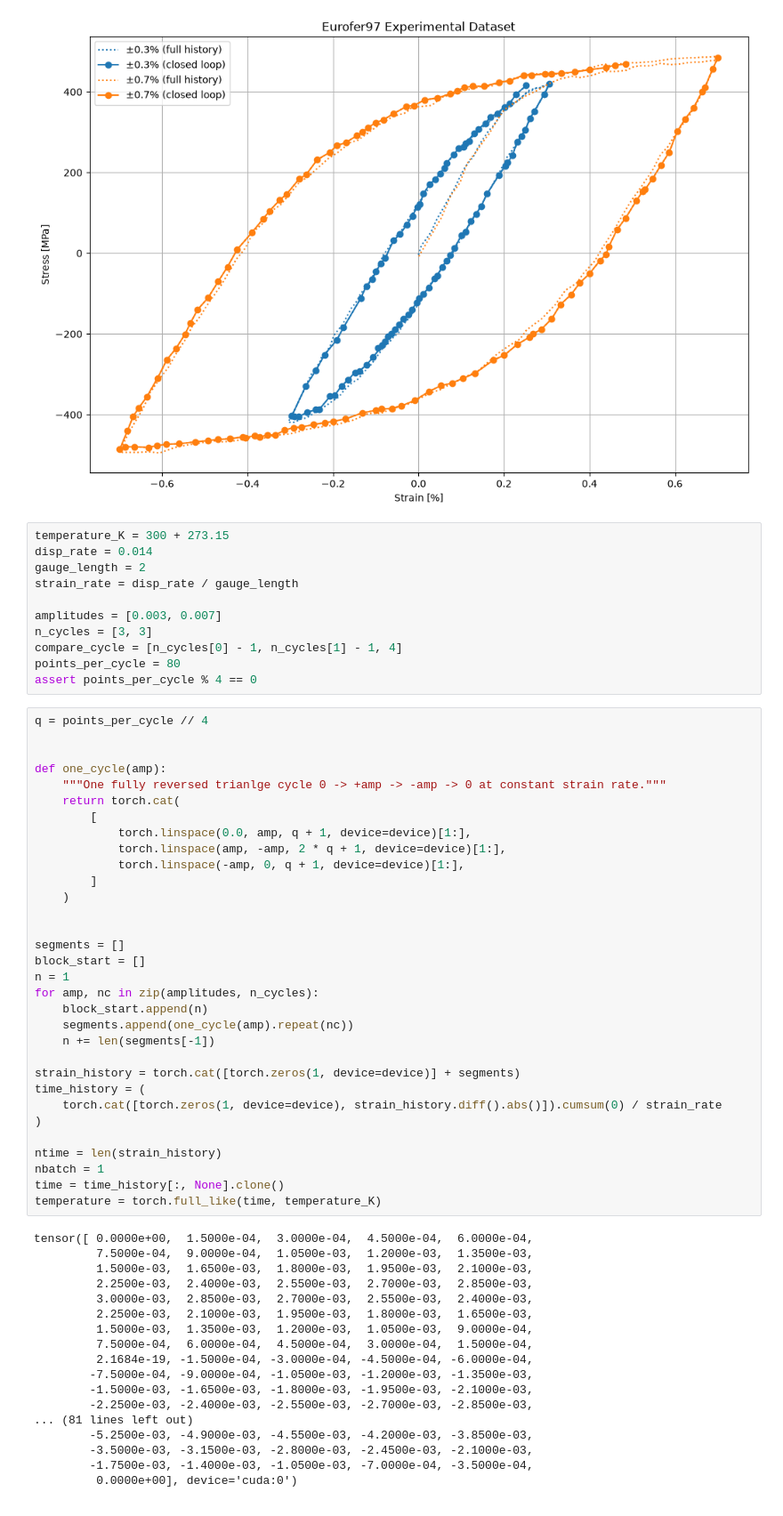
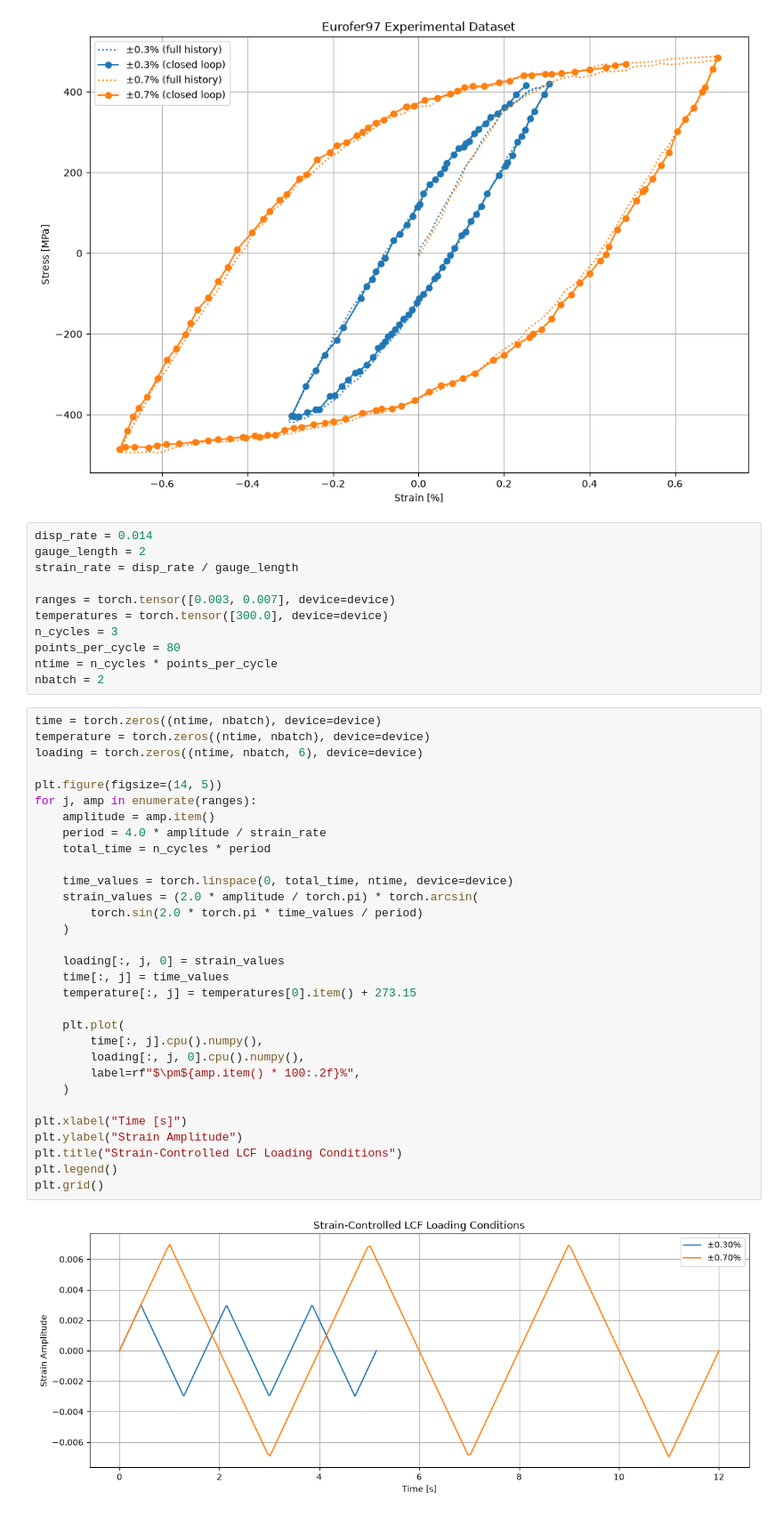
Before and after one commit to ColinMG2/neml2, a Jupyter notebook: cmg_projects/cyclic_optimization/eurofer97_deterministic.ipynb, the cells around one changed output. Shown at 89% size. Drawn from its saved outputs; the diff is of its cells as text.

Commit message:
Edited Eurofer97 LCF approach by making it two separate batches instead of an MST like for tungsten. Needs further editing to get optimization loop running.

```diff
--- a/cmg_projects/cyclic_optimization/eurofer97_deterministic.ipynb
+++ b/cmg_projects/cyclic_optimization/eurofer97_deterministic.ipynb
@@ -223,63 +223,46 @@ plt.grid()
 0.7%: 274 points, loop uses 116 (strain -0.699% to 0.701%)
 [figure]
 # %%
-temperature_K = 300 + 273.15
 disp_rate = 0.014
 gauge_length = 2
 strain_rate = disp_rate / gauge_length
 
-amplitudes = [0.003, 0.007]
-n_cycles = [3, 3]
-compare_cycle = [n_cycles[0] - 1, n_cycles[1] - 1, 4]
+ranges = torch.tensor([0.003, 0.007], device=device)
+temperatures = torch.tensor([300.0], device=device)
+n_cycles = 3
 points_per_cycle = 80
-assert points_per_cycle % 4 == 0
+ntime = n_cycles * points_per_cycle
+nbatch = 2
 # %%
-q = points_per_cycle // 4
+time = torch.zeros((ntime, nbatch), device=device)
+temperature = torch.zeros((ntime, nbatch), device=device)
+loading = torch.zeros((ntime, nbatch, 6), device=device)
 
+plt.figure(figsize=(14, 5))
+for j, amp in enumerate(ranges):
+    amplitude = amp.item()
+    period = 4.0 * amplitude / strain_rate
+    total_time = n_cycles * period
 
-def one_cycle(amp):
-    """One fully reversed trianlge cycle 0 -> +amp -> -amp -> 0 at constant strain rate."""
-    return torch.cat(
-        [
-            torch.linspace(0.0, amp, q + 1, device=device)[1:],
-            torch.linspace(amp, -amp, 2 * q + 1, device=device)[1:],
-            torch.linspace(-amp, 0, q + 1, device=device)[1:],
-        ]
+    time_values = torch.linspace(0, total_time, ntime, device=device)
+    strain_values = (2.0 * amplitude / torch.pi) * torch.arcsin(
+        torch.sin(2.0 * torch.pi * time_values / period)
     )
 
+    loading[:, j, 0] = strain_values
+    time[:, j] = time_values
+    temperature[:, j] = temperatures[0].item() + 273.15
 
-segments = []
-block_start = []
-n = 1
-for amp, nc in zip(amplitudes, n_cycles):
-    block_start.append(n)
-    segments.append(one_cycle(amp).repeat(nc))
-    n += len(segments[-1])
+    plt.plot(
+        time[:, j].cpu().numpy(),
+        loading[:, j, 0].cpu().numpy(),
+        label=rf"$\pm${amp.item() * 100:.2f}%",
+    )
 
-strain_history = torch.cat([torch.zeros(1, device=device)] + segments)
-time_history = (
-    torch.cat([torch.zeros(1, device=device), strain_history.diff().abs()]).cumsum(0) / strain_rate
-)
-
-ntime = len(strain_history)
-nbatch = 1
-time = time_history[:, None].clone()
-temperature = torch.full_like(time, temperature_K)
+plt.xlabel("Time [s]")
+plt.ylabel("Strain Amplitude")
+plt.title("Strain-Controlled LCF Loading Conditions")
+plt.legend()
+plt.grid()
 # %% [output]
-tensor([ 0.0000e+00,  1.5000e-04,  3.0000e-04,  4.5000e-04,  6.0000e-04,
-         7.5000e-04,  9.0000e-04,  1.0500e-03,  1.2000e-03,  1.3500e-03,
-         1.5000e-03,  1.6500e-03,  1.8000e-03,  1.9500e-03,  2.1000e-03,
-         2.2500e-03,  2.4000e-03,  2.5500e-03,  2.7000e-03,  2.8500e-03,
-         3.0000e-03,  2.8500e-03,  2.7000e-03,  2.5500e-03,  2.4000e-03,
-         2.2500e-03,  2.1000e-03,  1.9500e-03,  1.8000e-03,  1.6500e-03,
-         1.5000e-03,  1.3500e-03,  1.2000e-03,  1.0500e-03,  9.0000e-04,
-         7.5000e-04,  6.0000e-04,  4.5000e-04,  3.0000e-04,  1.5000e-04,
-         2.1684e-19, -1.5000e-04, -3.0000e-04, -4.5000e-04, -6.0000e-04,
-        -7.5000e-04, -9.0000e-04, -1.0500e-03, -1.2000e-03, -1.3500e-03,
-        -1.5000e-03, -1.6500e-03, -1.8000e-03, -1.9500e-03, -2.1000e-03,
-        -2.2500e-03, -2.4000e-03, -2.5500e-03, -2.7000e-03, -2.8500e-03,
-... (81 lines left out)
-        -5.2500e-03, -4.9000e-03, -4.5500e-03, -4.2000e-03, -3.8500e-03,
-        -3.5000e-03, -3.1500e-03, -2.8000e-03, -2.4500e-03, -2.1000e-03,
-        -1.7500e-03, -1.4000e-03, -1.0500e-03, -7.0000e-04, -3.5000e-04,
-         0.0000e+00], device='cuda:0')
+[figure, added]
```
Also changed, not shown: parts of 7 cells of this notebook.
